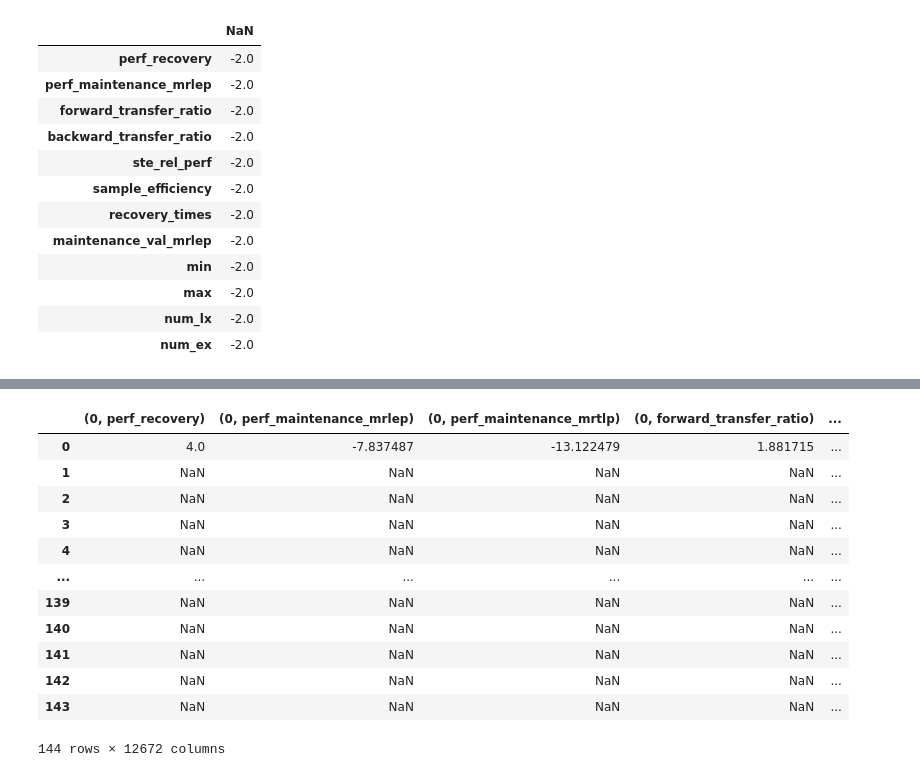
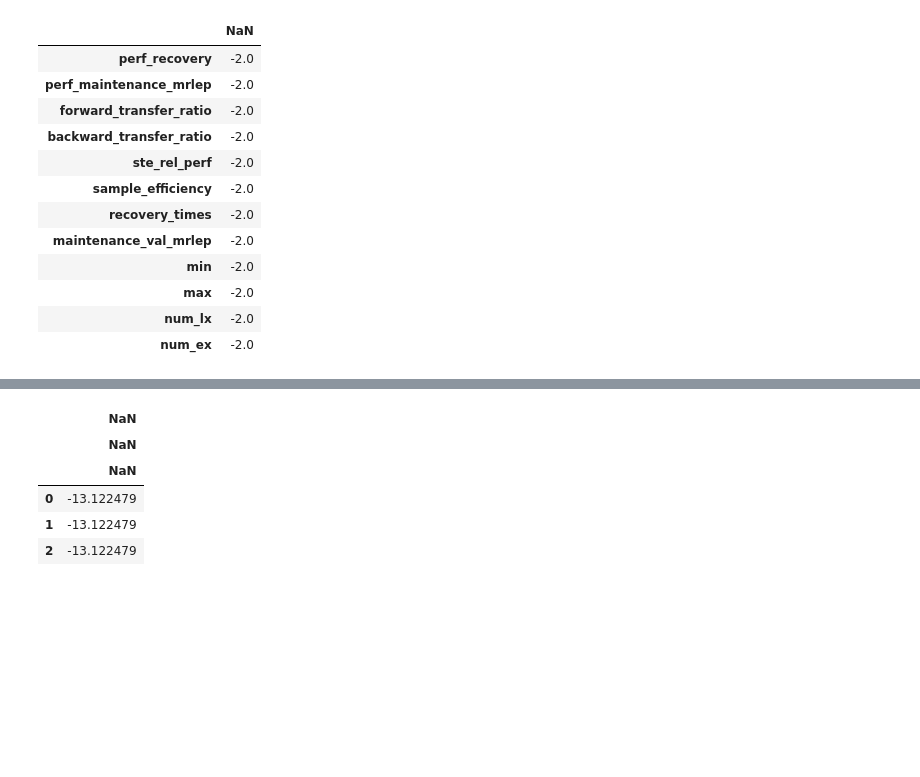
Before and after one commit to lifelong-learning-systems/l2metrics, a Jupyter notebook: examples/multi_task_JSONanalytics.ipynb, the cells around one changed output, grey strips where cells are left out. Drawn from its saved outputs; the diff is of its cells as text; code cells hidden in the pictures; blank space fills up the shorter version.

```diff
--- a/examples/multi_task_JSONanalytics.ipynb
+++ b/examples/multi_task_JSONanalytics.ipynb
@@ -287,47 +305,15 @@ pd.DataFrame(test).root.task_metrics.task1_1.describe()
-# %%
-import pandas as pd
-import json
-
-with open("sri_normalized_no_outliers.json") as file:
-    sri = json.load(file)
-
-def rec_refactor(d,parent="root"):
-    new_dict={}
-    for k,v in d.items():
-        # print(parent,k,v)
-        if isinstance(v,dict):
-            for k1,v1 in rec_refactor(v,parent=k).items():
-                # print(parent,k1,v1)
-                if isinstance(k1,tuple):
-                    # print("1", type(tuple((parent))),type(k1),tuple([parent])+k1)
-                    # print("1",sum((tuple((parent)), k1),()))
-                    if isinstance(v1,list):
-                        new_dict[tuple([parent])+k1]=pd.Series(v1)
-                    else:
-                        new_dict[tuple([parent])+k1]=v1
-                else:
-                    # print("2",(parent,k1))
-                    if isinstance(v1,list):
-                        new_dict[(parent,k1)]=pd.Series(v1)
-                    else:
-                        new_dict[(parent,k1)]=v1
-        else:
-            # print("3",(parent,k))
-            new_dict[(parent,k)]=v
-    return new_dict
-sri_refactor = [rec_refactor(sri_entry,parent=str(sri_idx)) for sri_idx,sri_entry in enumerate(sri)]
-pd.DataFrame(sri_refactor)
-# %% [output]
-|  | (0, perf_recovery) | (0, perf_maintenance_mrlep) | (0, perf_maintenance_mrtlp) | (0, forward_transfer_ratio) | ... |
-| 0 | 4.0 | -7.837487 | -13.122479 | 1.881715 | ... |
-| 1 | NaN | NaN | NaN | NaN | ... |
-| 2 | NaN | NaN | NaN | NaN | ... |
-| 3 | NaN | NaN | NaN | NaN | ... |
-| 4 | NaN | NaN | NaN | NaN | ... |
-| ... | ... | ... | ... | ... | ... |
-| 139 | NaN | NaN | NaN | NaN | ... |
-| 140 | NaN | NaN | NaN | NaN | ... |
-| 141 | NaN | NaN | NaN | NaN | ... |
-| 142 | NaN | NaN | NaN | NaN | ... |
-| 143 | NaN | NaN | NaN | NaN | ... |
-144 rows × 12672 columns
+# %%
+import matplotlib.pyplot as plt
+import seaborn as sns
+
+# def query(query):
+#     for
+
+pd.DataFrame(sri_refactor[0]).root.perf_maintenance_mrtlp
+# %% [output]
+|  | NaN |
+|  | NaN |
+|  | NaN |
+| 0 | -13.122479 |
+| 1 | -13.122479 |
+| 2 | -13.122479 |
```
Also changed, not shown: parts of 5 cells of this notebook, 1 other file.
